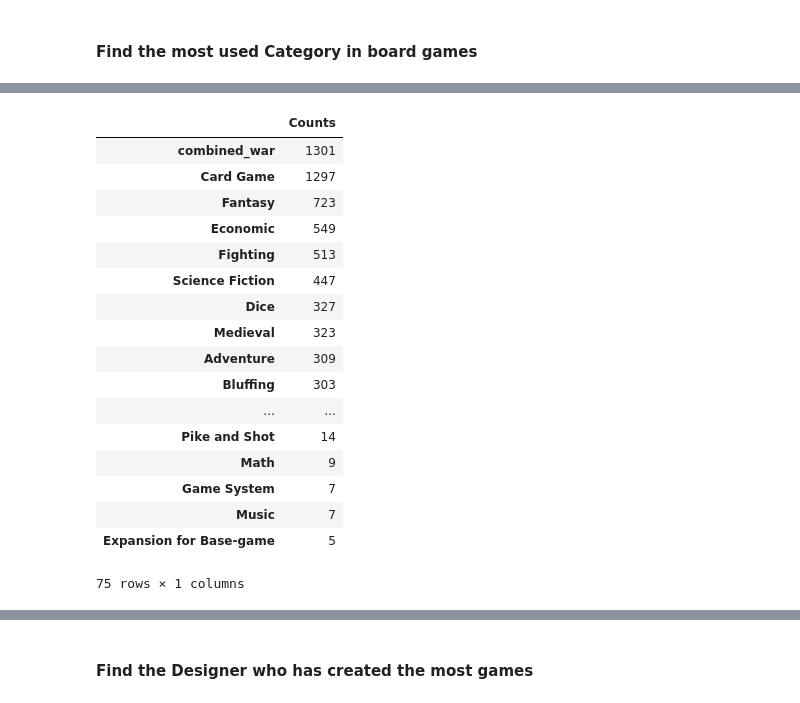
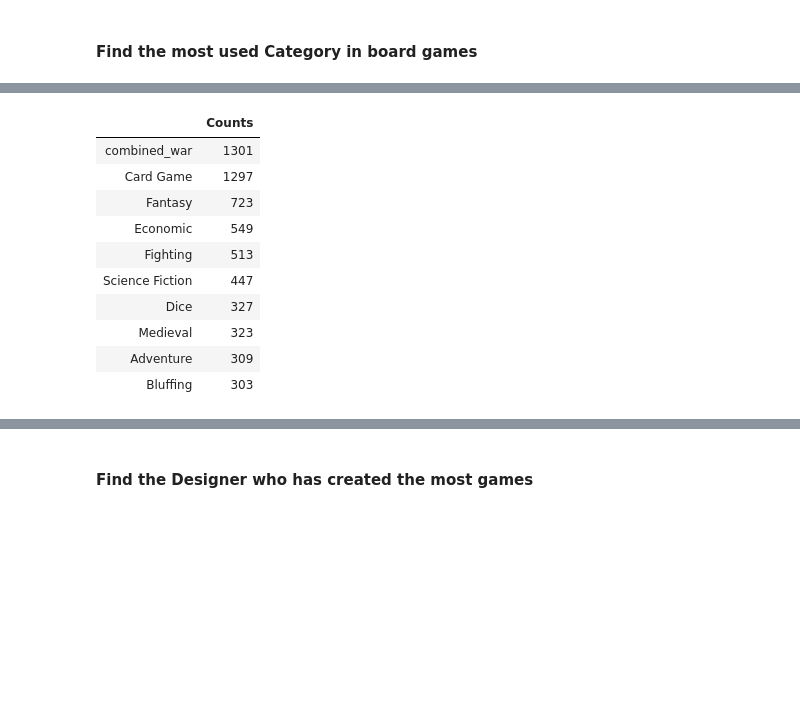
Before and after one commit to willjdew/Board-Game-Geek-Analysis, a Jupyter notebook: notebooks/bbg_data_storytelling.ipynb, the cells around one changed output, grey strips where cells are left out. Saved outputs shown, nothing was run; the diff lists cells and outputs as text; code cells hidden in the pictures; blank space fills up the shorter version.

```diff
--- a/notebooks/bbg_data_storytelling.ipynb
+++ b/notebooks/bbg_data_storytelling.ipynb
@@ -295,26 +288,19 @@ for c in war_list:
     dfc = dfc.drop(c, axis=1)
 # %%
 dfc_sum = sum_df_attributes(dfc)
-dfc_sum.sort_values('Counts', ascending=False)
+dfc_sum.sort_values('Counts', ascending=False).head(10)
 # %% [output]
 |  | Counts |
 | combined_war | 1301 |
 | Card Game | 1297 |
 | Fantasy | 723 |
 | Economic | 549 |
 | Fighting | 513 |
 | Science Fiction | 447 |
 | Dice | 327 |
 | Medieval | 323 |
 | Adventure | 309 |
 | Bluffing | 303 |
-| ... | ... |
-| Pike and Shot | 14 |
-| Math | 9 |
-| Game System | 7 |
-| Music | 7 |
-| Expansion for Base-game | 5 |
-75 rows × 1 columns
 # %%
 dfc_col_250 = dfc_sum[dfc_sum['Counts'] < 200]
 
```
Also changed, not shown: parts of 5 cells of this notebook, 2 other files.
